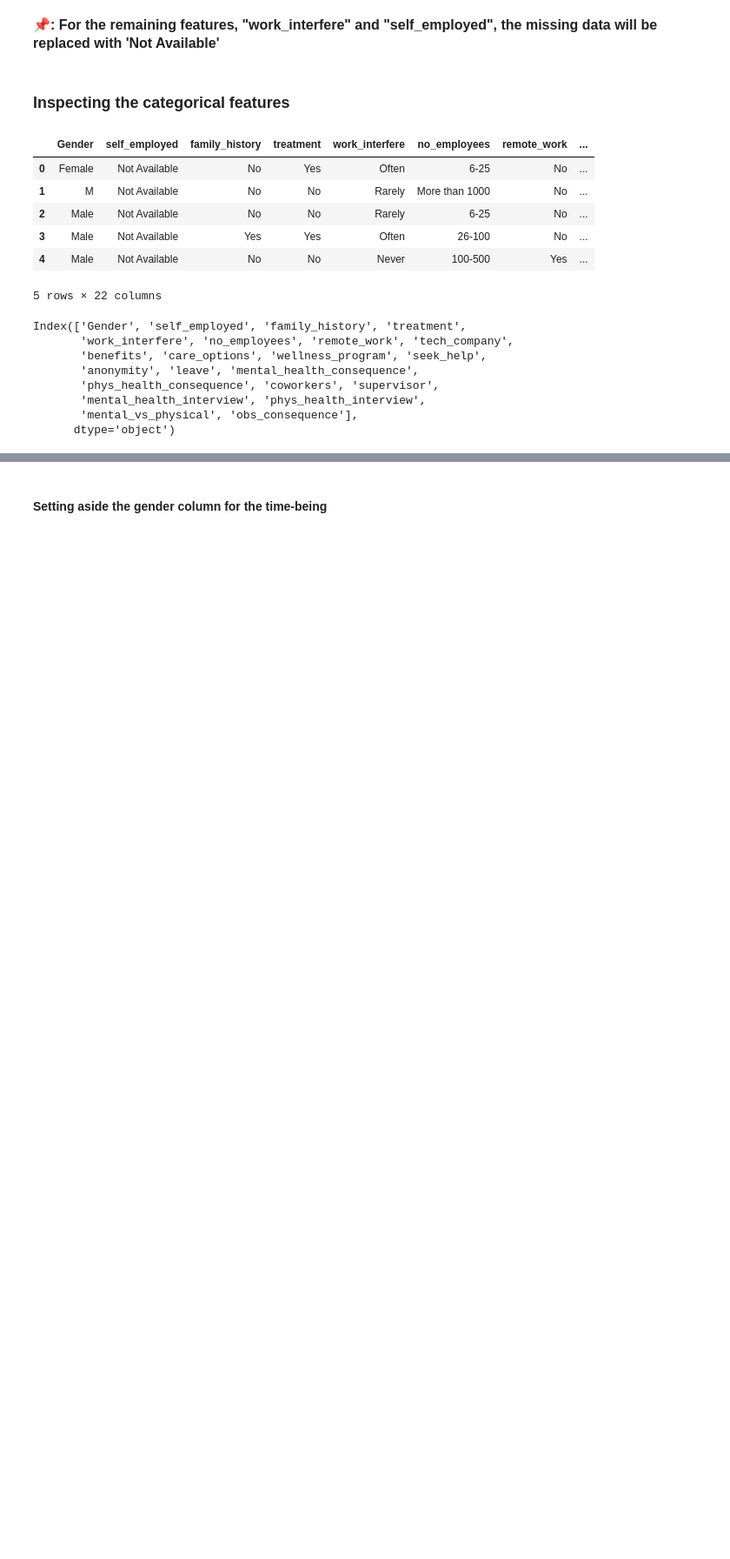
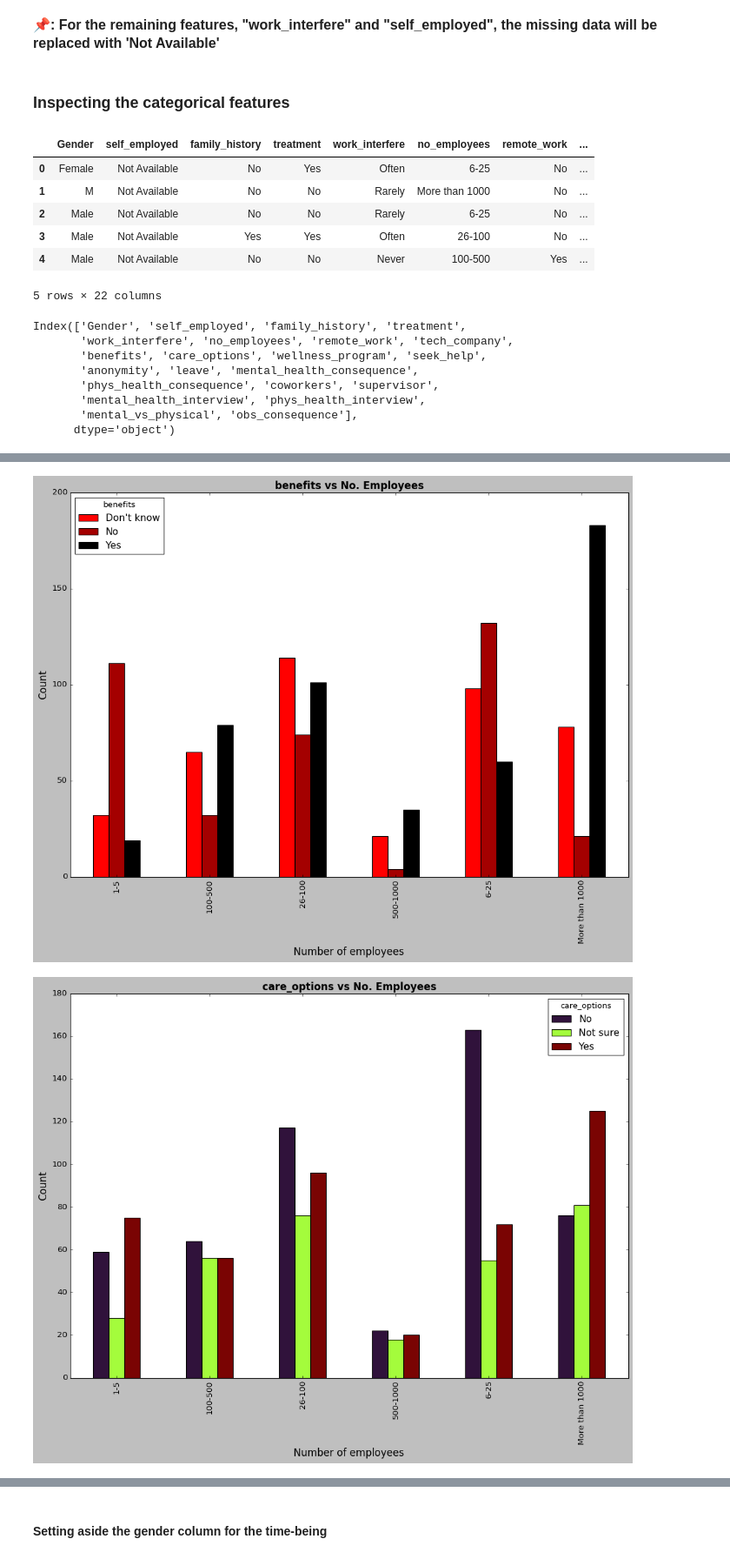
Before and after one commit to Abhijith-Nagarajan/Machine-Learning-Training, a Jupyter notebook: Mental_Health_In_Tech-Analysis.ipynb, the cells around one changed output, grey strips where cells are left out. Shown at 87% size. Drawn from its saved outputs; the diff is of its cells as text; code cells hidden in the pictures; blank space fills up the shorter version.

```diff
--- a/Mental_Health_In_Tech-Analysis.ipynb
+++ b/Mental_Health_In_Tech-Analysis.ipynb
@@ -238,3 +239,20 @@ Index(['Gender', 'self_employed', 'family_history', 'treatment',
 # %%
 professional_features_perks = ['benefits','care_options','wellness_program','seek_help','anonymity','leave','mental_health_consequence','phys_health_consequence','mental_health_interview','phys_health_interview','mental_vs_physical','obs_consequence']
 professional_features_nature = ['no_employees','remote_work','tech_company','coworkers','supervisor']
+# %%
+plt.style.use('classic')
+# %%
+colormaps = ['flag','turbo','copper','gist_heat']
+# %%
+def plot_perks(df:pd.DataFrame,feature:str,colormap:str)->None:
+    plot = df[['no_employees',feature]].groupby('no_employees')[feature].value_counts().sort_index().unstack()
+    ax = plot.plot(kind='bar',figsize=(15,10),colormap=colormap)
+    ax.set_xlabel('Number of employees', fontsize=15)
+    ax.set_ylabel('Count', fontsize=15)
+    ax.set_title(f'{feature} vs No. Employees',fontsize=15,fontweight='bold')
+# %%
+for index in range(0,4):
+    plot_perks(categorical_data,professional_features_perks[index],colormaps[index%4])
+# %% [output]
+[figure, added]
+[figure, added]
```
Also changed, not shown: parts of 17 cells of this notebook.
